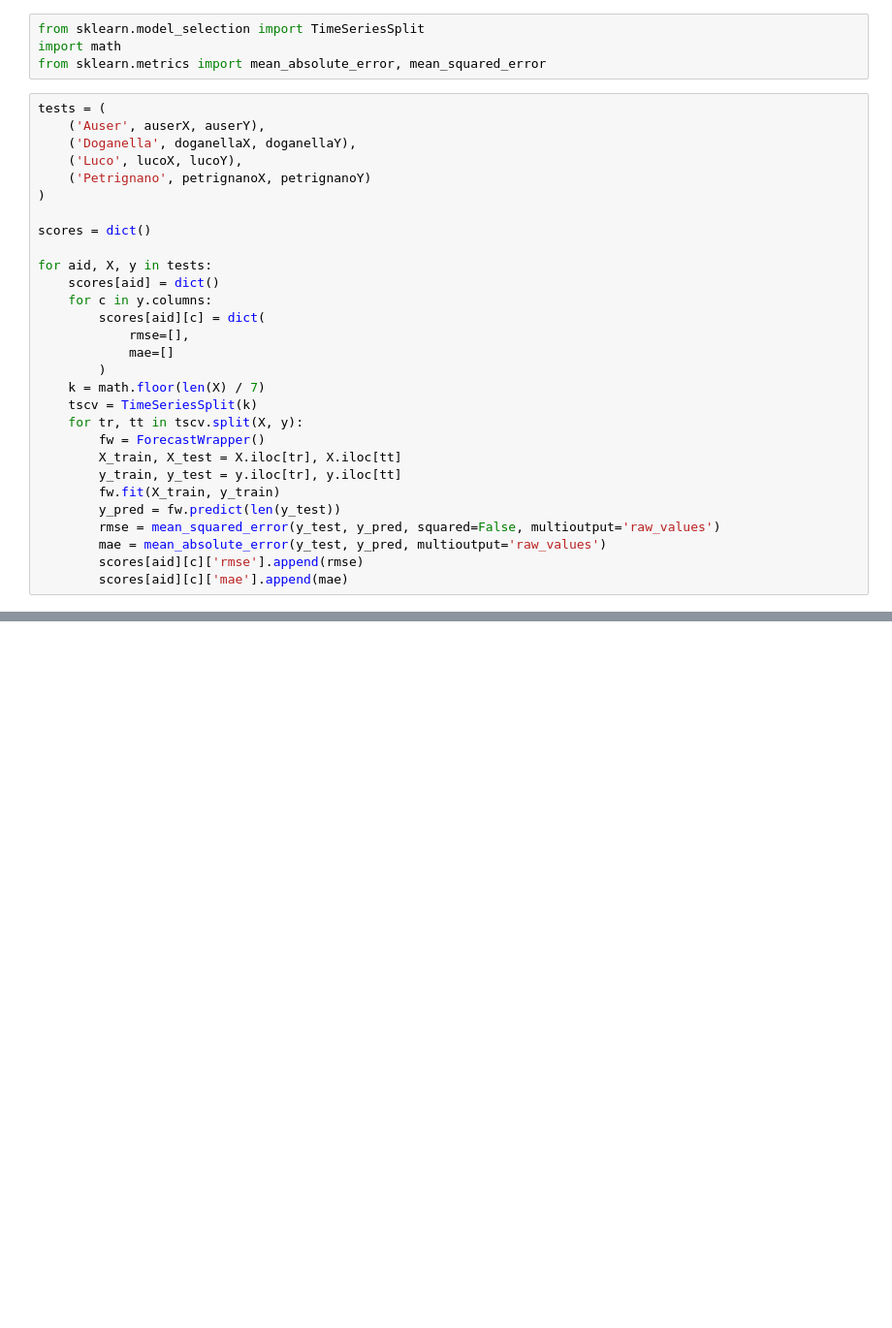
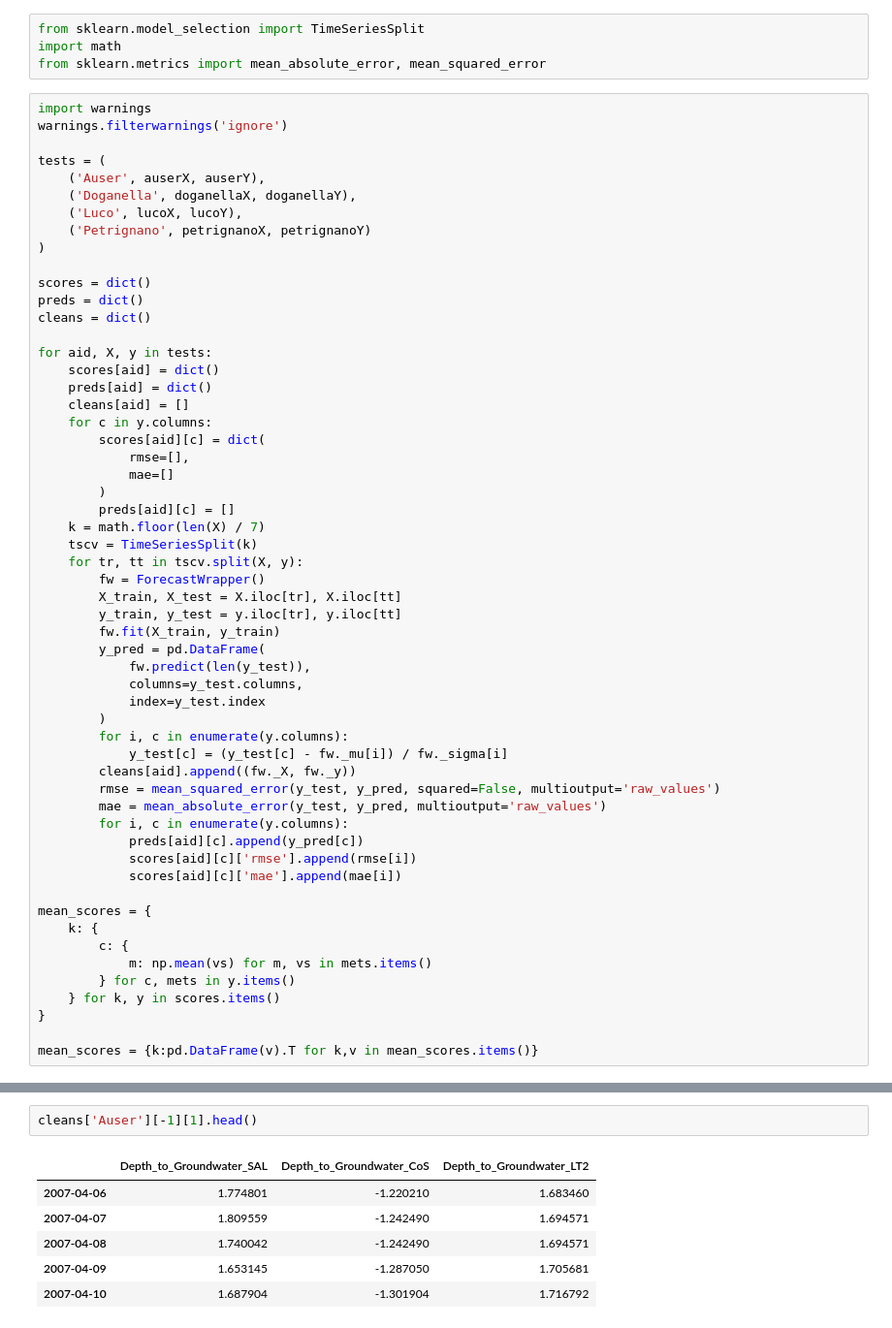
Before and after one commit to cshields143/acea_kaggle, a Jupyter notebook: notebooks/aquifer.ipynb, the cells around one changed output, grey strips where cells are left out. Shown: that part at 97% size. Saved outputs shown, nothing was run; the diff lists cells and outputs as text; blank space fills up the shorter version.

```diff
--- a/notebooks/aquifer.ipynb
+++ b/notebooks/aquifer.ipynb
@@ -304,6 +310,9 @@ from sklearn.model_selection import TimeSeriesSplit
 import math
 from sklearn.metrics import mean_absolute_error, mean_squared_error
 # %%
+import warnings
+warnings.filterwarnings('ignore')
+
 tests = (
     ('Auser', auserX, auserY),
     ('Doganella', doganellaX, doganellaY),
@@ -312,14 +321,19 @@ tests = (
 )
 
 scores = dict()
+preds = dict()
+cleans = dict()
 
 for aid, X, y in tests:
     scores[aid] = dict()
+    preds[aid] = dict()
+    cleans[aid] = []
     for c in y.columns:
         scores[aid][c] = dict(
             rmse=[],
             mae=[]
         )
+        preds[aid][c] = []
     k = math.floor(len(X) / 7)
     tscv = TimeSeriesSplit(k)
     for tr, tt in tscv.split(X, y):
@@ -327,8 +341,27 @@ for aid, X, y in tests:
         X_train, X_test = X.iloc[tr], X.iloc[tt]
         y_train, y_test = y.iloc[tr], y.iloc[tt]
         fw.fit(X_train, y_train)
-        y_pred = fw.predict(len(y_test))
+        y_pred = pd.DataFrame(
+            fw.predict(len(y_test)),
+            columns=y_test.columns,
+            index=y_test.index
+        )
+        for i, c in enumerate(y.columns):
+            y_test[c] = (y_test[c] - fw._mu[i]) / fw._sigma[i]
+        cleans[aid].append((fw._X, fw._y))
         rmse = mean_squared_error(y_test, y_pred, squared=False, multioutput='raw_values')
         mae = mean_absolute_error(y_test, y_pred, multioutput='raw_values')
-        scores[aid][c]['rmse'].append(rmse)
-        scores[aid][c]['mae'].append(mae)
+        for i, c in enumerate(y.columns):
+            preds[aid][c].append(y_pred[c])
+            scores[aid][c]['rmse'].append(rmse[i])
+            scores[aid][c]['mae'].append(mae[i])
+
+mean_scores = {
+    k: {
+        c: {
+            m: np.mean(vs) for m, vs in mets.items()
+        } for c, mets in y.items()
+    } for k, y in scores.items()
+}
+
+mean_scores = {k:pd.DataFrame(v).T for k,v in mean_scores.items()}
@@ -373,0 +368,9 @@ array([0.48304589, 0.54467115, 0.34156503])
+# %%
+cleans['Auser'][-1][1].head()
+# %% [output]
+|  | Depth_to_Groundwater_SAL | Depth_to_Groundwater_CoS | Depth_to_Groundwater_LT2 |
+| 2007-04-06 | 1.774801 | -1.220210 | 1.683460 |
+| 2007-04-07 | 1.809559 | -1.242490 | 1.694571 |
+| 2007-04-08 | 1.740042 | -1.242490 | 1.694571 |
+| 2007-04-09 | 1.653145 | -1.287050 | 1.705681 |
+| 2007-04-10 | 1.687904 | -1.301904 | 1.716792 |
```
Also changed, not shown: parts of 12 cells of this notebook.
